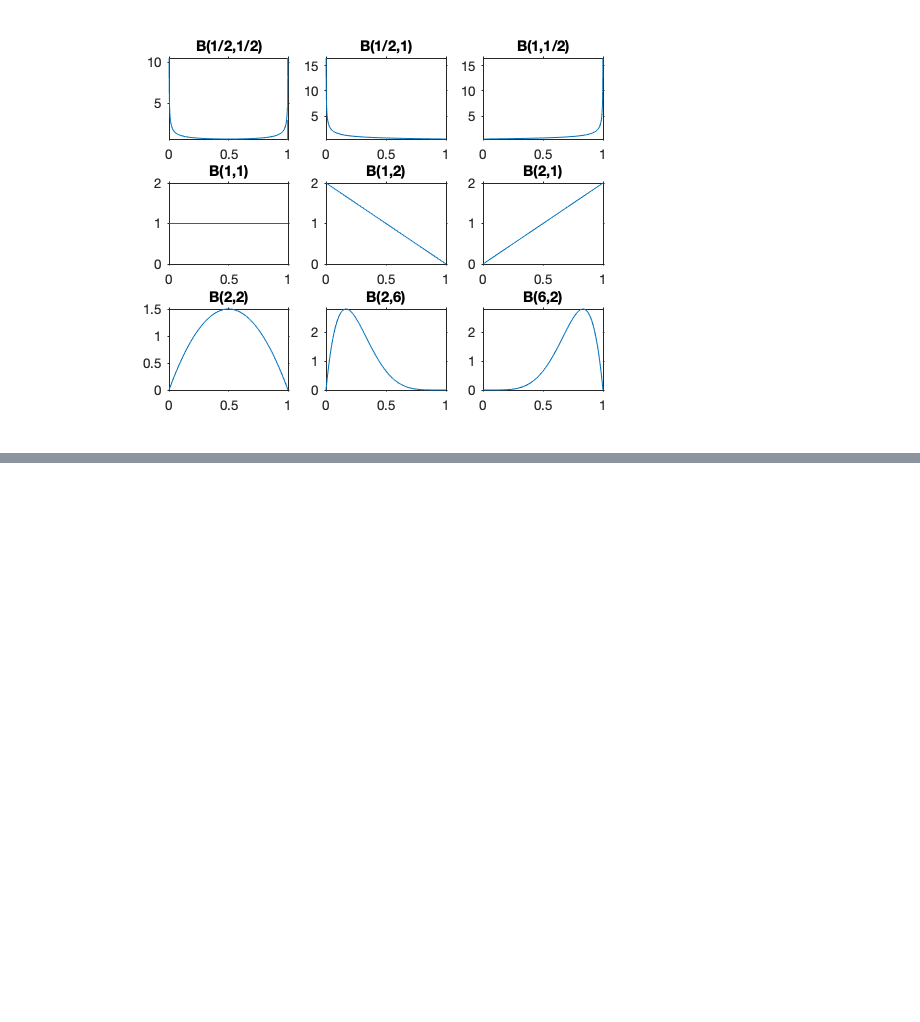
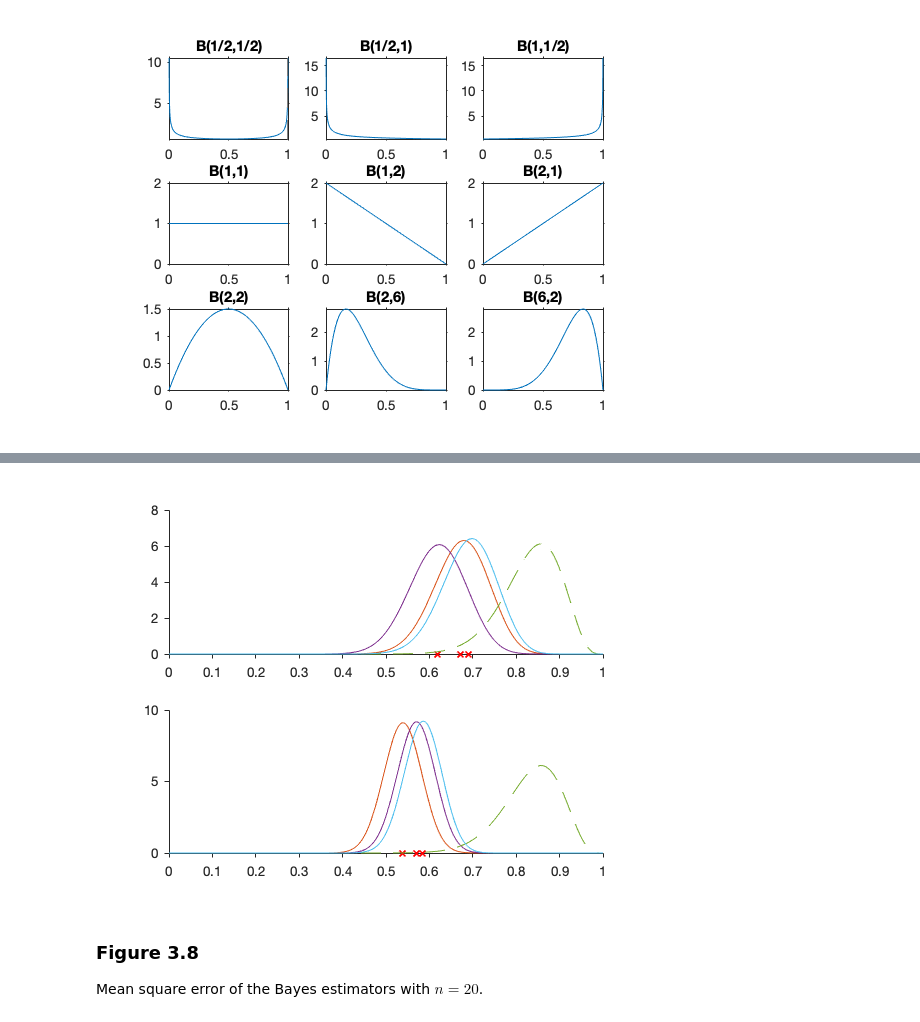
Before and after one commit to StaThin/statmat, a Jupyter notebook: jupyter/Chapter 3.ipynb, the cells around one changed output, grey strips where cells are left out. Saved outputs shown, nothing was run; the diff lists cells and outputs as text; code cells hidden in the pictures; blank space fills up the shorter version.

Commit message:
MSE of Bayes estimators

```diff
--- a/jupyter/Chapter 3.ipynb
+++ b/jupyter/Chapter 3.ipynb
@@ -301,0 +328,34 @@ title('B(6,2)')
+# %%
+rng(101)
+n = 25;
+alpha = 25;
+beta = 5;
+p = 1/2;
+subplot(2,1,1)
+hold on
+for i = 1:3
+    fplot(@(p) betapdf(p, 25,5), [0,1], '--')
+    x = binornd(n,p);
+    fplot(@(p) betapdf(p,alpha + x, beta + n - x), [0,1])
+    plot((alpha + x)/(alpha + beta + n),0, 'xr')
+end
+hold off
+
+n = 100;
+alpha = 25;
+beta = 5;
+p = 1/2;
+subplot(2,1,2)
+hold on
+for i = 1:3
+    fplot(@(p) betapdf(p, 25,5), [0,1], '--')
+    x = binornd(n,p);
+    fplot(@(p) betapdf(p,alpha + x, beta + n - x), [0,1])
+    plot((alpha + x)/(alpha + beta + n),0, 'xr')
+end
+hold off
+# %% [output]
+[figure, added]
+# %% [markdown]
+### Figure 3.8
+Mean square error of the Bayes estimators with $n = 20$.
```
Also changed, not shown: parts of 6 cells of this notebook.
